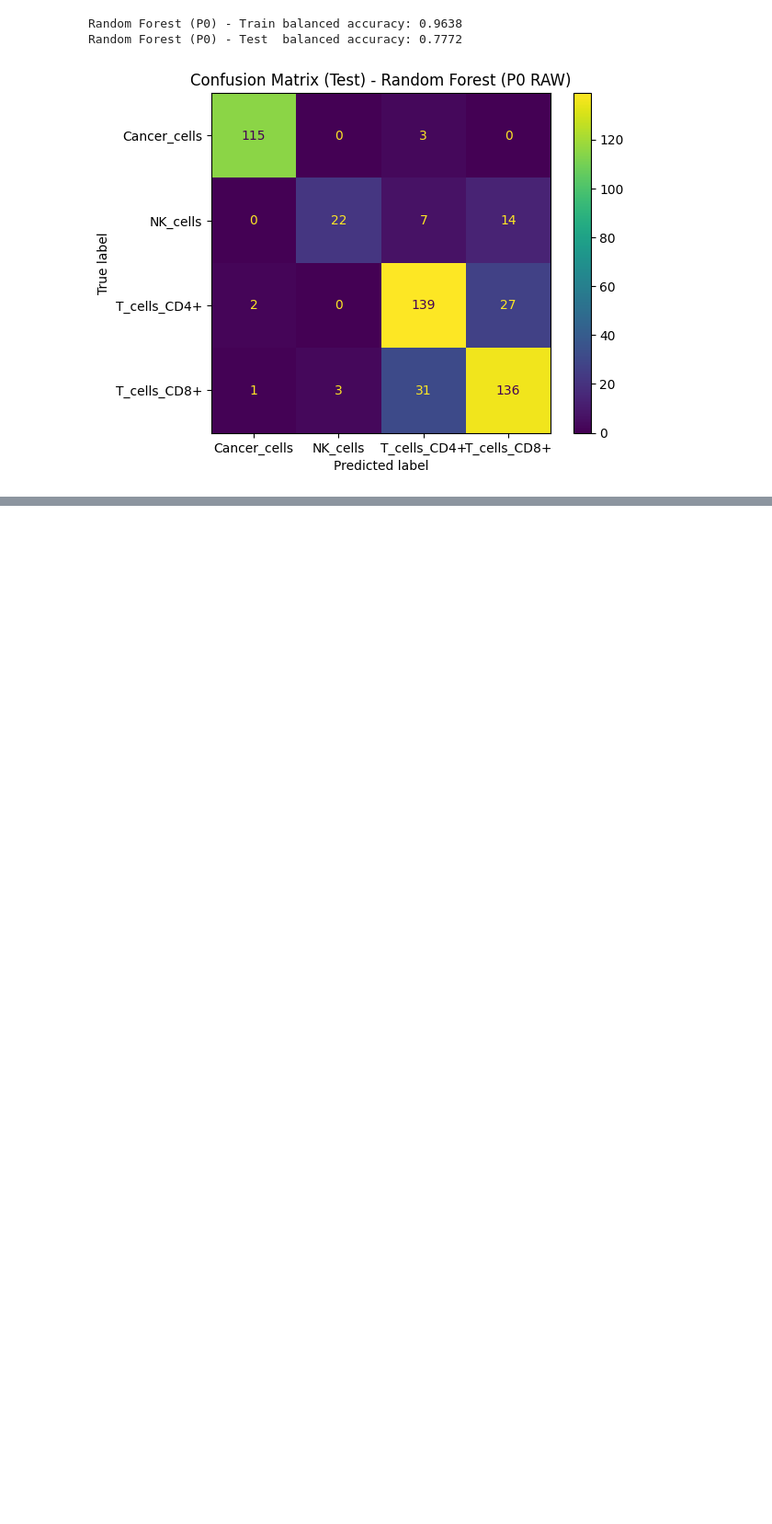
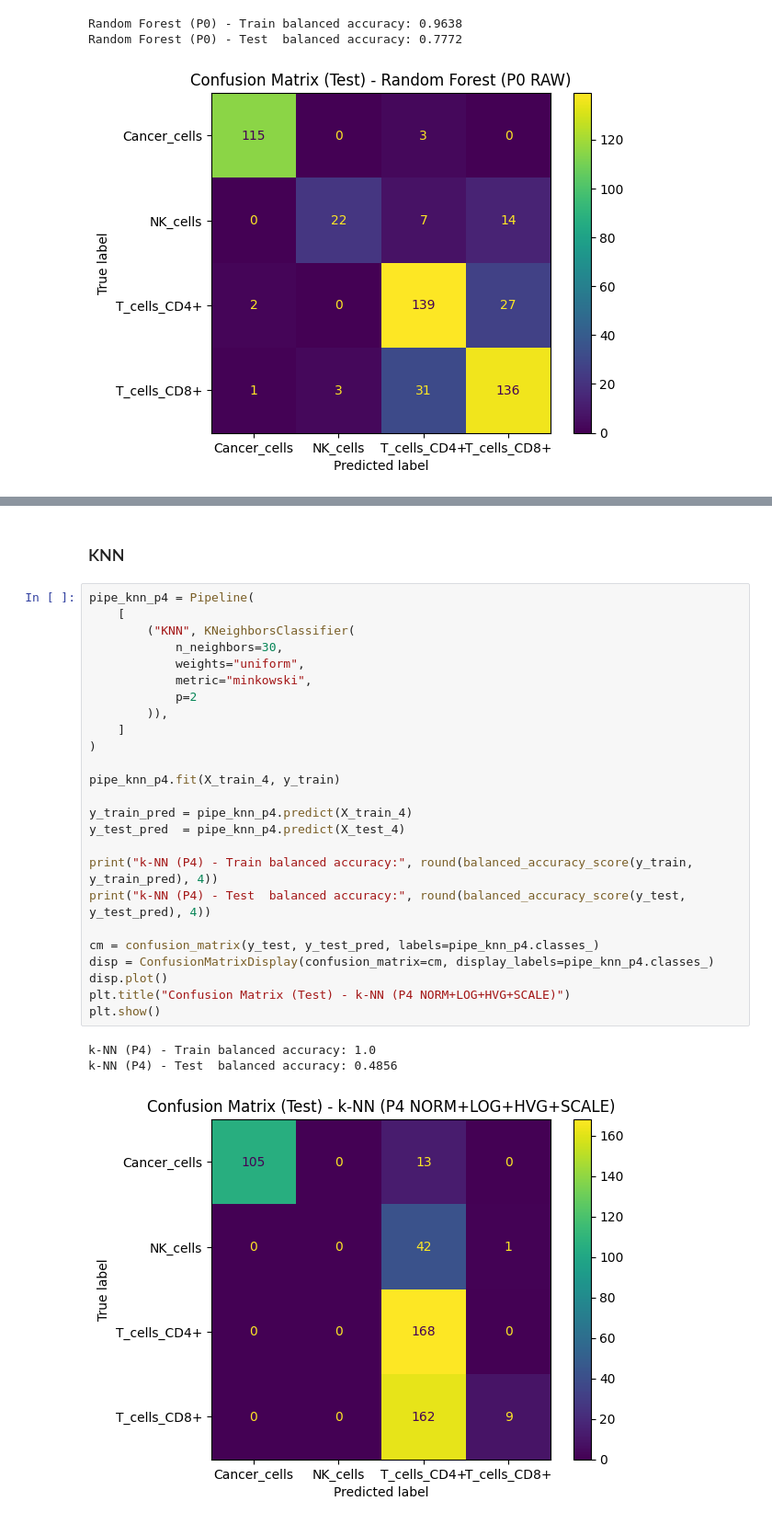
Before and after one commit to DataCampDS/scmark-classification-data-shinobi, a Jupyter notebook: model_training_before_submission.ipynb, the cells around one changed output, grey strips where cells are left out. Shown at 92% size. Saved outputs shown, nothing was run; the diff lists cells and outputs as text; blank space fills up the shorter version.

```diff
--- a/model_training_before_submission.ipynb
+++ b/model_training_before_submission.ipynb
@@ -1011,0 +1013,31 @@ Random Forest (P5) - Test  balanced accuracy: 0.7642
+# %% [markdown]
+### KNN
+# %%
+pipe_knn_p4 = Pipeline(
+    [
+        ("KNN", KNeighborsClassifier(
+            n_neighbors=30,
+            weights="uniform",
+            metric="minkowski",
+            p=2
+        )),
+    ]
+)
+
+pipe_knn_p4.fit(X_train_4, y_train)
+
+y_train_pred = pipe_knn_p4.predict(X_train_4)
+y_test_pred  = pipe_knn_p4.predict(X_test_4)
+
+print("k-NN (P4) - Train balanced accuracy:", round(balanced_accuracy_score(y_train, y_train_pred), 4))
+print("k-NN (P4) - Test  balanced accuracy:", round(balanced_accuracy_score(y_test, y_test_pred), 4))
+
+cm = confusion_matrix(y_test, y_test_pred, labels=pipe_knn_p4.classes_)
+disp = ConfusionMatrixDisplay(confusion_matrix=cm, display_labels=pipe_knn_p4.classes_)
+disp.plot()
+plt.title("Confusion Matrix (Test) - k-NN (P4 NORM+LOG+HVG+SCALE)")
+plt.show()
+# %% [output]
+k-NN (P4) - Train balanced accuracy: 1.0
+k-NN (P4) - Test  balanced accuracy: 0.4856
+[figure, added]
```
Also changed, not shown: parts of 7 cells of this notebook, 2 other files.
